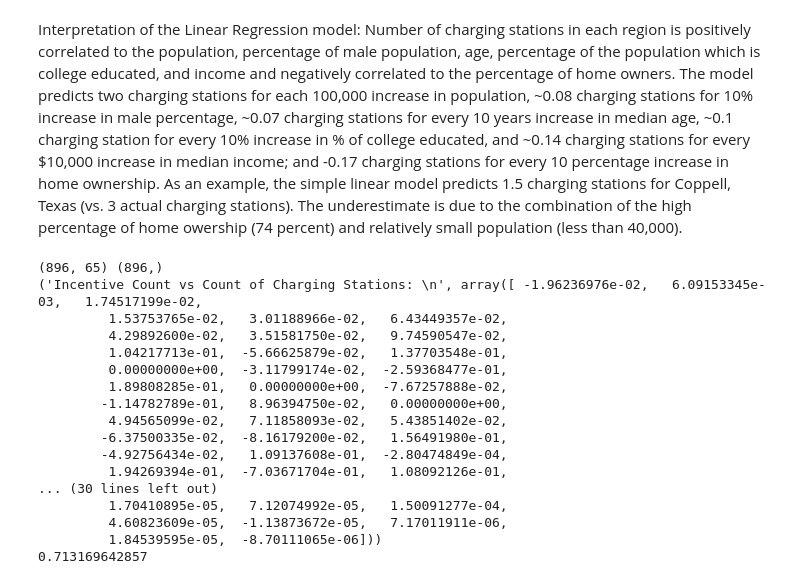
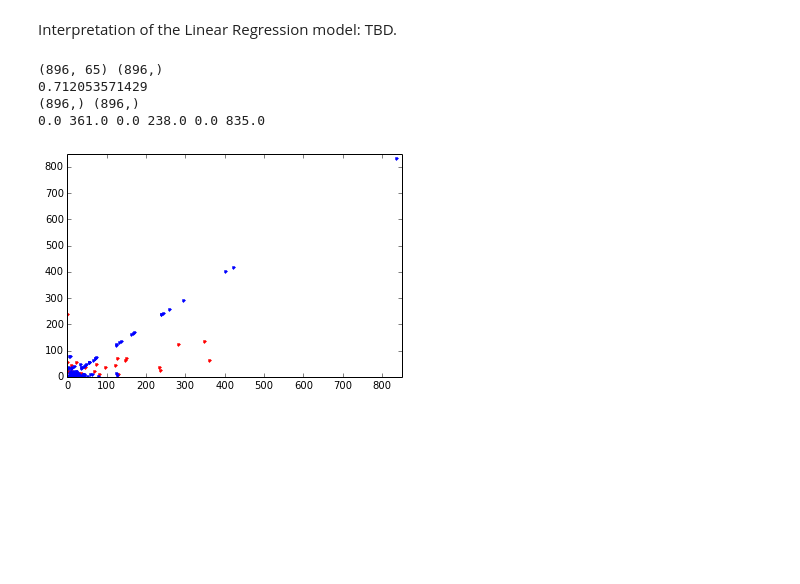
Before and after one commit to nikhilgk/faraday-motors, a Jupyter notebook: urban_area_modeling.ipynb, the cells around one changed output. Drawn from its saved outputs; the diff is of its cells as text; code cells hidden in the pictures; blank space fills up the shorter version.

```diff
--- a/urban_area_modeling.ipynb
+++ b/urban_area_modeling.ipynb
@@ -127,42 +125,40 @@ Variance score: 0.71
-# %% [markdown]
-Interpretation of the Linear Regression model: Number of charging stations in each region is positively correlated to the population, percentage of male population, age, percentage of the population which is college educated, and income and negatively correlated to the percentage of home owners. The model predicts two charging stations for each 100,000 increase in population, ~0.08 charging stations for 10% increase in male percentage, ~0.07 charging stations for every 10 years increase in median age, ~0.1 charging station for every 10% increase in % of college educated, and ~0.14 charging stations for every $10,000 increase in median income; and -0.17 charging stations for every 10 percentage increase in home ownership.  As an example, the simple linear model predicts 1.5 charging stations for Coppell, Texas (vs. 3 actual charging stations). The underestimate is due to the combination of the high percentage of home owership (74 percent) and relatively small population (less than 40,000).
+# %% [markdown]
+Interpretation of the Linear Regression model: TBD.
 # %%
-# fit the first model with logistic regression
+# model with logistic regression
 #
 logreg = LogisticRegression(penalty='l1', C=1.0, tol=0.01)
 logreg.fit(train_data, train_labels)
 
 # examine predict prob for test data
 print logreg.predict_proba(dev_data).shape, dev_labels.shape
 
 # coeff_ for predictor, e.g., 0th=incentive, 1st=pop, 2nd=household, 3rd=%owning home, etc
 # vs labels - 0th =0 charging station, 1st =1 charging station etc....
-print('Incentive Count vs Count of Charging Stations: \n', np.transpose(logreg.coef_)[0])
+# print('Incentive Count vs Count of Charging Stations: \n', np.transpose(logreg.coef_)[0])
 
-print('Home Ownership Percentage vs Count of Charging Stations: \n', np.transpose(logreg.coef_)[2])
+# print('Home Ownership Percentage vs Count of Charging Stations: \n', np.transpose(logreg.coef_)[2])
 
 # examine score for test data
 print logreg.score(dev_data, dev_labels)
 
-# predicting Coppell Texas with this LogReg model
-# X_Coppell=np.array([39551,0.488938333,37.9,22.1,64572,0.721044394])
+# predict the dev data set
+dev_predictions=logreg.predict(dev_data)
+print dev_predictions.shape, dev_labels.shape
+train_predict = logreg.predict(train_data)
+# print dev_predictions[0], dev_labels[0]
+print np.amin(dev_labels), np.amax(dev_labels), np.amin(dev_predictions), np.amax(dev_predictions), np.amin(train_predict), np.amax(train_predict)
 
-# print logreg.predict_proba(X_Coppell)
+
+# visualize predicted vs actual labels
+import matplotlib.pyplot as plt
+plt.axis([0, 850, 0, 850])
+plt.plot(dev_labels, dev_predictions, 'r.')
+plt.plot(train_labels, train_predict, 'b.')
+plt.show()
 # %% [output]
 (896, 65) (896,)
-('Incentive Count vs Count of Charging Stations: \n', array([ -1.96236976e-02,   6.09153345e-03,   1.74517199e-02,
-         1.53753765e-02,   3.01188966e-02,   6.43449357e-02,
-         4.29892600e-02,   3.51581750e-02,   9.74590547e-02,
-         1.04217713e-01,  -5.66625879e-02,   1.37703548e-01,
-         0.00000000e+00,  -3.11799174e-02,  -2.59368477e-01,
-         1.89808285e-01,   0.00000000e+00,  -7.67257888e-02,
-        -1.14782789e-01,   8.96394750e-02,   0.00000000e+00,
-         4.94565099e-02,   7.11858093e-02,   5.43851402e-02,
-        -6.37500335e-02,  -8.16179200e-02,   1.56491980e-01,
-        -4.92756434e-02,   1.09137608e-01,  -2.80474849e-04,
-         1.94269394e-01,  -7.03671704e-01,   1.08092126e-01,
-... (30 lines left out)
-         1.70410895e-05,   7.12074992e-05,   1.50091277e-04,
-         4.60823609e-05,  -1.13873672e-05,   7.17011911e-06,
-         1.84539595e-05,  -8.70111065e-06]))
-0.713169642857
+0.712053571429
+(896,) (896,)
+0.0 361.0 0.0 238.0 0.0 835.0
+[figure, added]
```
Also changed, not shown: parts of 8 cells of this notebook.
